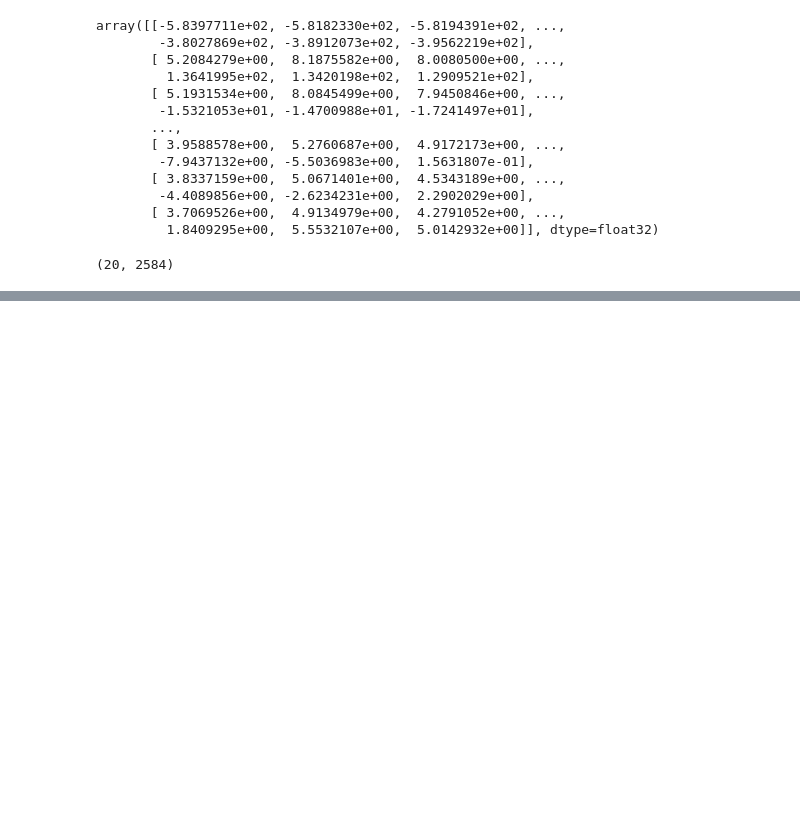
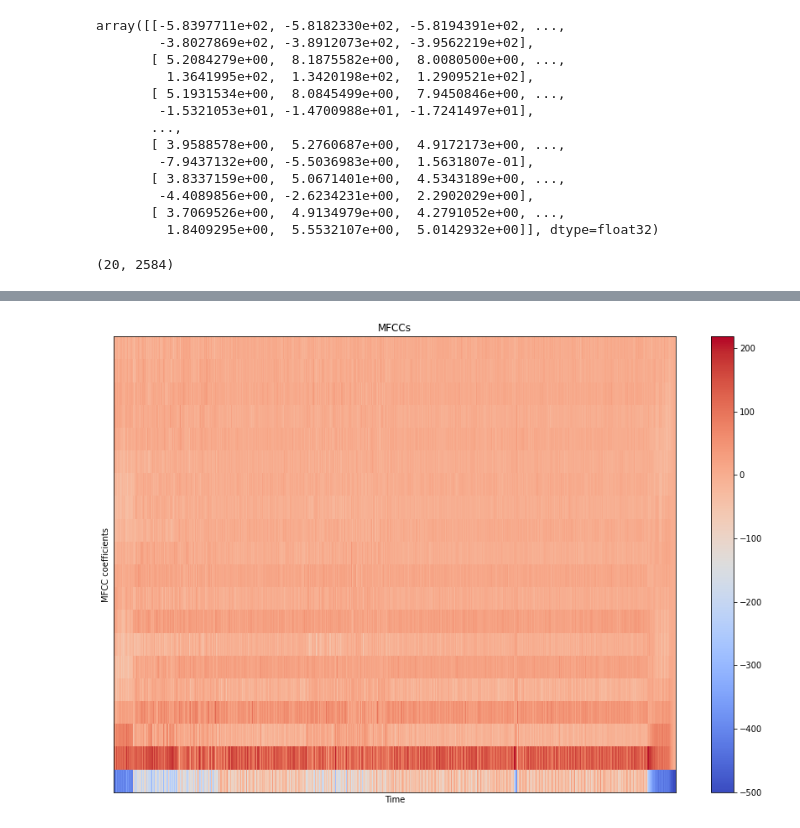
Before and after one commit to fika005/ML-for-Music-Analysis, a Jupyter notebook: MFCC.ipynb, the cells around one changed output, grey strips where cells are left out. Saved outputs shown, nothing was run; the diff lists cells and outputs as text; code cells hidden in the pictures; blank space fills up the shorter version.

```diff
--- a/MFCC.ipynb
+++ b/MFCC.ipynb
@@ -38,0 +71,12 @@ test_mfcc.shape
+# %%
+path = "./sample_train_music"
+mfccs = {}
+for file_name in os.listdir(path):
+    if file_name.startswith("."):
+        continue
+    mfccs[file_name] = get_mfcc(path + "/" + file_name)
+# %%
+song = mfccs['18 Lights.m4a']
+display_mfcc_coefs(song[0], sr=song[1])
+# %% [output]
+[figure, added]
```
Also changed, not shown: parts of 8 cells of this notebook, 1 other file.
